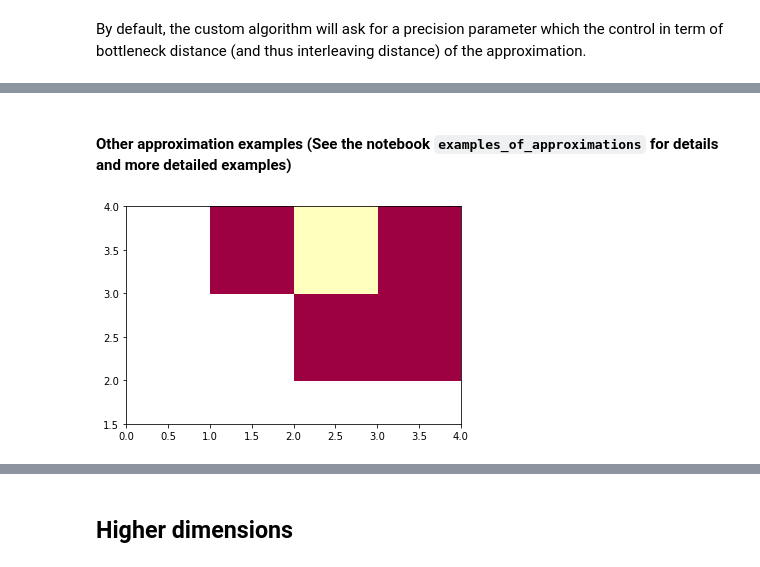
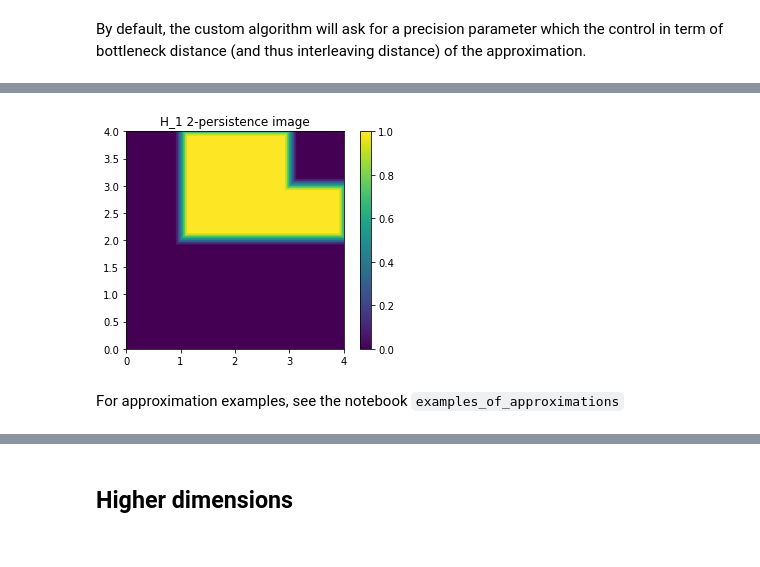
Before and after one commit to DavidLapous/multipers, a Jupyter notebook: How to use custom vineyards.ipynb, the cells around one changed output, grey strips where cells are left out. Drawn from its saved outputs; the diff is of its cells as text; code cells hidden in the pictures.

```diff
--- a/How to use custom vineyards.ipynb
+++ b/How to use custom vineyards.ipynb
@@ -181,29 +102,6 @@ This `persistence_image_2d` function can take several parameters and can infer s
+# %%
+bimodule_approximation.image(dimension=1, bandwidth=0.1, cb=1);
+# %% [output]
+[figure, added]
 # %% [markdown]
-#### Other approximation examples (See the notebook `examples_of_approximations` for details and more detailed examples)
+For approximation examples, see the notebook `examples_of_approximations`
-# %%
-simplextree = gd.SimplexTree()
-simplextree.insert([0])
-simplextree.insert([1])
-simplextree.insert([2])
-simplextree.insert([3])
-simplextree.insert([4])
-simplextree.insert([5])
-simplextree.insert([0, 1])
-simplextree.insert([0, 3])
-simplextree.insert([1, 2])
-simplextree.insert([2, 3])
-simplextree.insert([2, 4])
-simplextree.insert([1, 4])
-simplextree.insert([3, 4])
-simplextree.insert([1, 5])
-simplextree.insert([3, 5])
-simplextree.insert([4, 5])
-simplextree.insert([1, 2, 4])
-simplextree.insert([2, 3, 4])
-simplextree.insert([1, 4, 5])
-simplextree.insert([3, 4, 5])
-filtration = np.array([[1, 1],[1, 2],[2, 2],[1, 2],[3, 2.5],[1, 3]])
-
-plot_approx_2d(simplextree, filtration, 0.05, box=[[0,1.5],[4,4]], dimension=1, separated=0)
-# %% [output]
-[figure, removed]
```
Also changed, not shown: parts of 54 cells of this notebook, 2 other files.
